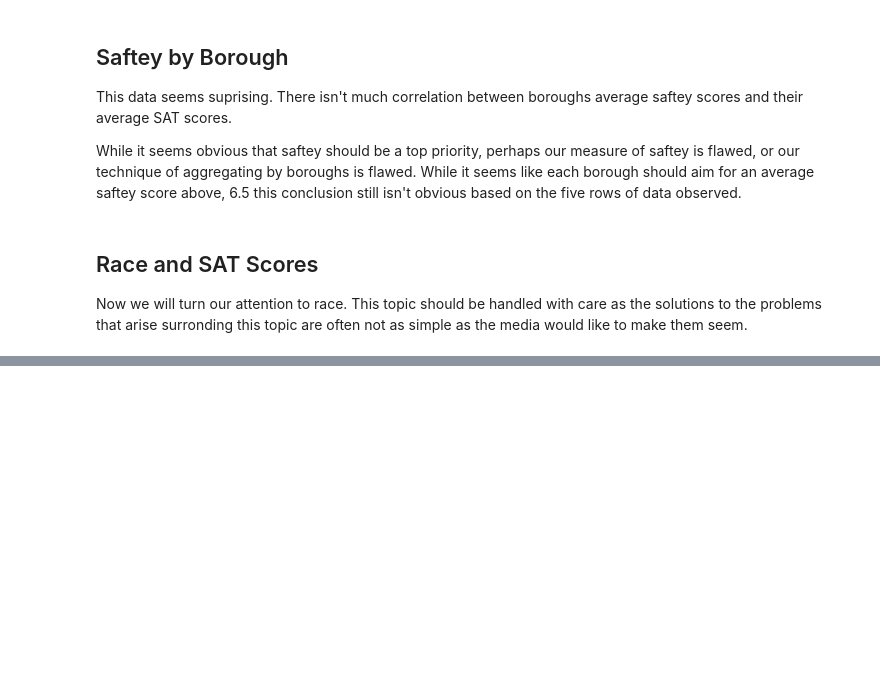
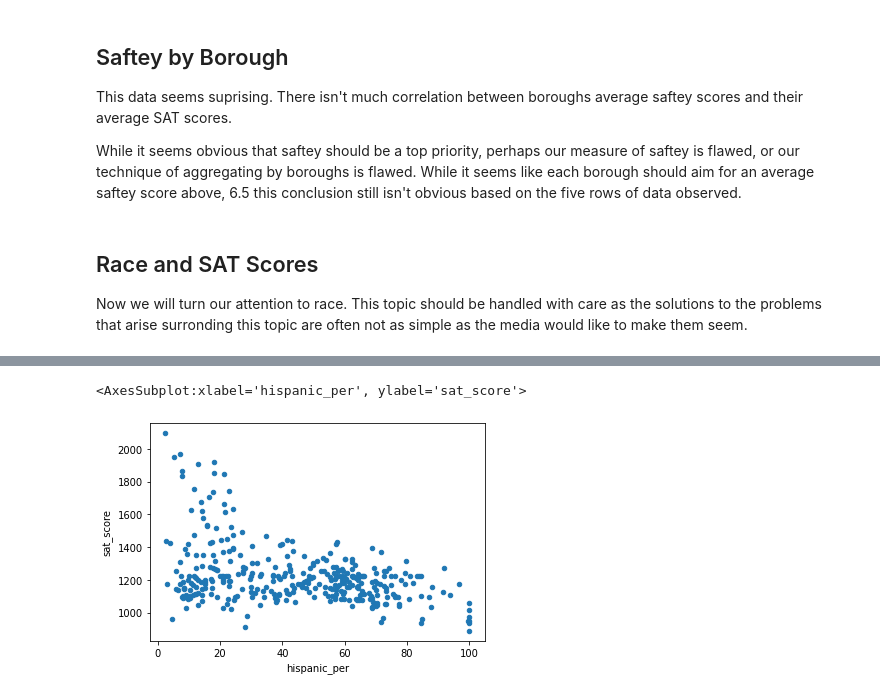
Before and after one commit to adfelt/New-York-School-Data, a Jupyter notebook: new_york_schools_data_analysis.ipynb, the cells around one changed output, grey strips where cells are left out. Saved outputs shown, nothing was run; the diff lists cells and outputs as text; code cells hidden in the pictures; blank space fills up the shorter version.

```diff
--- a/new_york_schools_data_analysis.ipynb
+++ b/new_york_schools_data_analysis.ipynb
@@ -447,0 +455,5 @@ Now we will turn our attention to race.  This topic should be handled with care
+# %%
+combined.plot.scatter(y='sat_score',x='hispanic_per')
+# %% [output]
+<AxesSubplot:xlabel='hispanic_per', ylabel='sat_score'>
+[figure, added]
```
Also changed, not shown: parts of 4 cells of this notebook.
